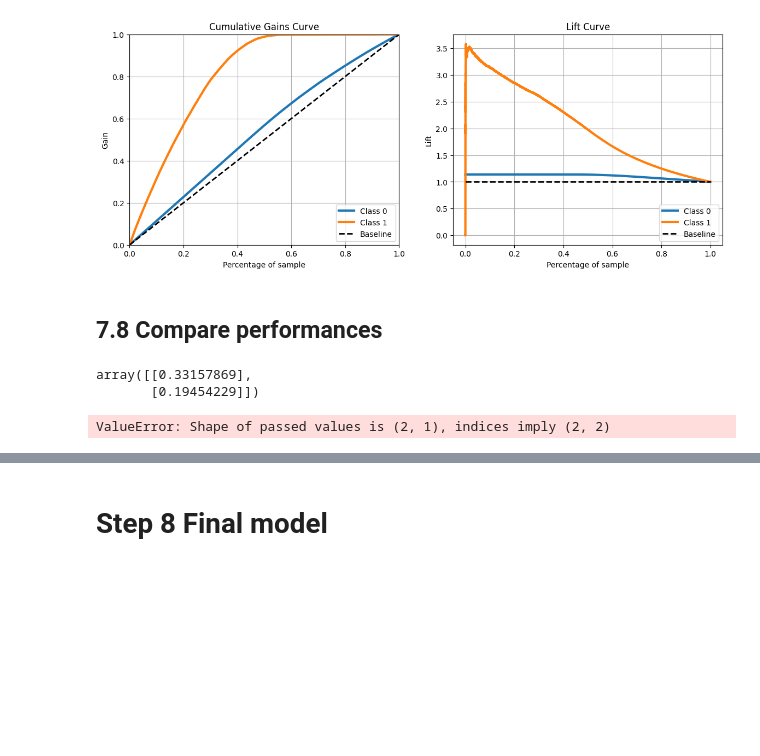
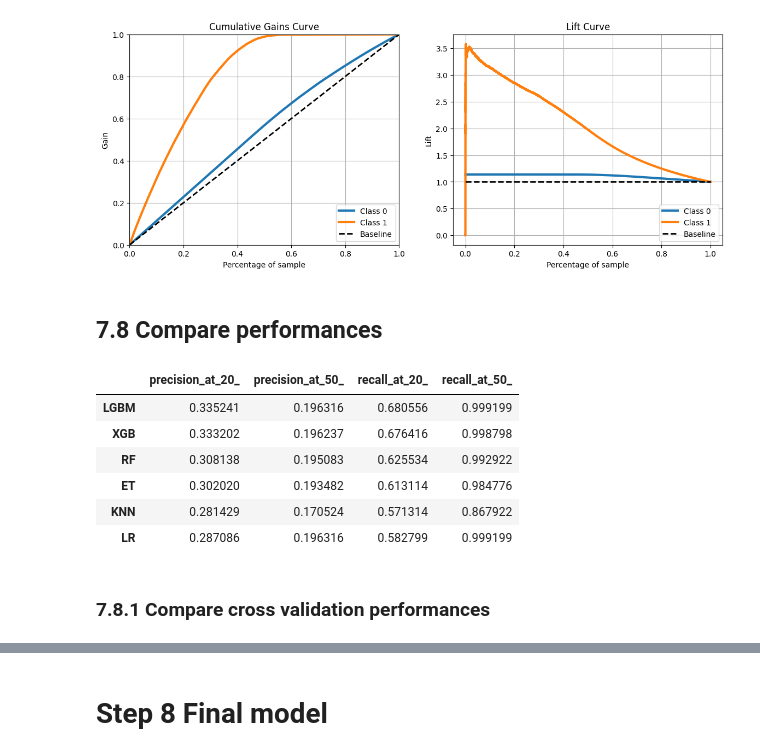
Before and after one commit to Eduardo-95-DS/Car-Insurance-Interest, a Jupyter notebook: notebooks/look_1.0-ear-health-insurance-cross-sell.ipynb, the cells around one changed output, grey strips where cells are left out. Drawn from its saved outputs; the diff is of its cells as text; code cells hidden in the pictures; blank space fills up the shorter version.

Commit message:
added performance comparation

```diff
--- a/notebooks/look_1.0-ear-health-insurance-cross-sell.ipynb
+++ b/notebooks/look_1.0-ear-health-insurance-cross-sell.ipynb
@@ -1466,16 +1466,16 @@ df['score'] = yhat_xgb[:, 1].tolist()
 df = df.sort_values( 'score', ascending=False )
 
 # compute precision at k
-precision_at_20, data = precision_at_k( df, k=15200 )
-precision_at_50, data = precision_at_k( df, k=38111 )
+precision_at_20_xgb, data = precision_at_k( df, k=15200 )
+precision_at_50_xgb, data = precision_at_k( df, k=38111 )
 print(f'Precision at 20% {precision_at_20}','\n')
 print(f'Precision at 50% {precision_at_50}','\n')
 
 # compute recall at k
-recall_at_20, data = recall_at_k( df, k=15200 )
-recall_at_50, data = recall_at_k( df, k=38111 )
-print(f'Recall at 20% {recall_at_20}','\n')
-print(f'Recall at 50% {recall_at_50}','\n')
+recall_at_20_xgb, data = recall_at_k( df, k=15200 )
+recall_at_50_xgb, data = recall_at_k( df, k=38111 )
+print(f'Recall at 20% {recall_at_20_xgb}','\n')
+print(f'Recall at 50% {recall_at_50_xgb}','\n')
 
 # accumulative gain
 rcParams['figure.figsize'] = 14,5
@@ -1563,16 +1563,16 @@ df['score'] = yhat_lgbm[:, 1].tolist()
 df = df.sort_values( 'score', ascending=False )
 
 # compute precision at k
-precision_at_20, data = precision_at_k( df, k=15200 )
-precision_at_50, data = precision_at_k( df, k=38111 )
-print(f'Precision at 20% {precision_at_20}','\n')
-print(f'Precision at 50% {precision_at_50}','\n')
+precision_at_20_lgbm, data = precision_at_k( df, k=15200 )
+precision_at_50_lgbm, data = precision_at_k( df, k=38111 )
+print(f'Precision at 20% {precision_at_20_lgbm}','\n')
+print(f'Precision at 50% {precision_at_50_lgbm}','\n')
 
 # compute recall at k
-recall_at_20, data = recall_at_k( df, k=15200 )
-recall_at_50, data = recall_at_k( df, k=38111 )
-print(f'Recall at 20% {recall_at_20}','\n')
-print(f'Recall at 50% {recall_at_50}','\n')
+recall_at_20_lgbm, data = recall_at_k( df, k=15200 )
+recall_at_50_lgbm, data = recall_at_k( df, k=38111 )
+print(f'Recall at 20% {recall_at_20_lgbm}','\n')
+print(f'Recall at 50% {recall_at_50_lgbm}','\n')
 
 # accumulative gain
 rcParams['figure.figsize'] = 14,5
@@ -1636,16 +1636,26 @@ Recall at 20% 0.6808310044109229
 
 Recall at 50% 0.9985858109700664
 [figure]
-# %% [markdown]
-## 7.8 Compare performances
-# %%
-a=np.array([[precision_at_20],[precision_at_50]])
-a
-# %% [output]
-array([[0.33157869],
-       [0.19454229]])
-# %%
-a=pd.DataFrame(a,columns=['precision_at_20','precision_at_50'])
-a
-# %% [output]
-ValueError: Shape of passed values is (2, 1), indices imply (2, 2)
+# %% [markdown]
+## 7.8 Compare performances
+# %%
+res=np.array([[precision_at_20_lgbm,precision_at_50_lgbm,recall_at_20_lgbm,recall_at_50_lgbm],
+            [precision_at_20_xgb, precision_at_50_xgb, recall_at_20_xgb, recall_at_50_xgb],
+            [precision_at_20_rf,  precision_at_50_rf,  recall_at_20_rf,  recall_at_50_rf],
+            [precision_at_20_et,  precision_at_50_et,  recall_at_20_et,  recall_at_50_et],
+            [precision_at_20_knn, precision_at_50_knn, recall_at_20_knn,  recall_at_50_knn],
+            [precision_at_20_lr,  precision_at_50_lr,  recall_at_20_lr,  recall_at_50_lr]])
+
+results=pd.DataFrame(res,columns=['precision_at_20_','precision_at_50_','recall_at_20_','recall_at_50_'],
+                 index=['LGBM','XGB','RF','ET','KNN','LR'])
+results
+# %% [output]
+|  | precision_at_20_ | precision_at_50_ | recall_at_20_ | recall_at_50_ |
+| LGBM | 0.335241 | 0.196316 | 0.680556 | 0.999199 |
+| XGB | 0.333202 | 0.196237 | 0.676416 | 0.998798 |
+| RF | 0.308138 | 0.195083 | 0.625534 | 0.992922 |
+| ET | 0.302020 | 0.193482 | 0.613114 | 0.984776 |
+| KNN | 0.281429 | 0.170524 | 0.571314 | 0.867922 |
+| LR | 0.287086 | 0.196316 | 0.582799 | 0.999199 |
+# %% [markdown]
+### 7.8.1 Compare cross validation performances
```
Also changed, not shown: parts of 9 cells of this notebook.
